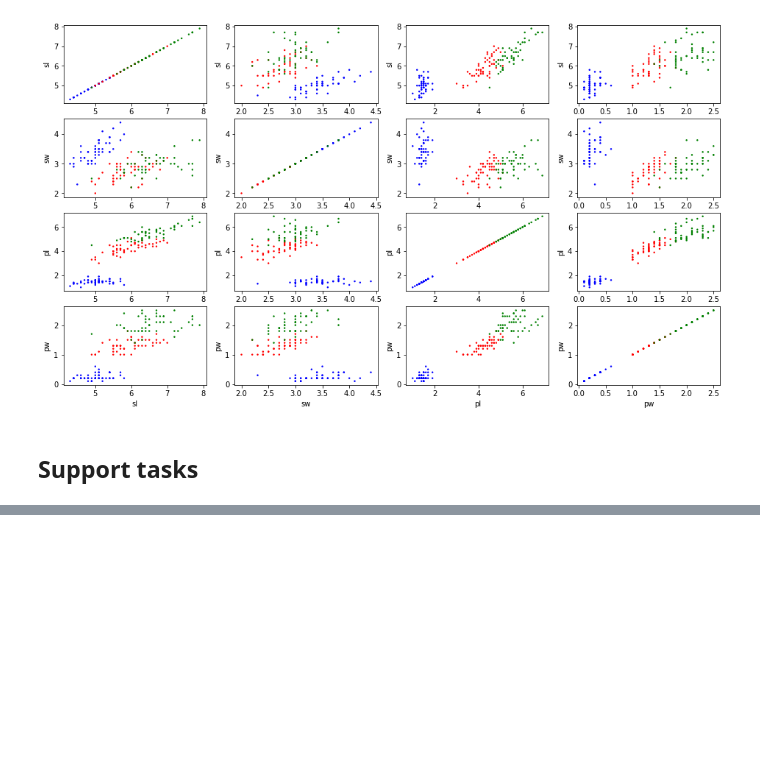
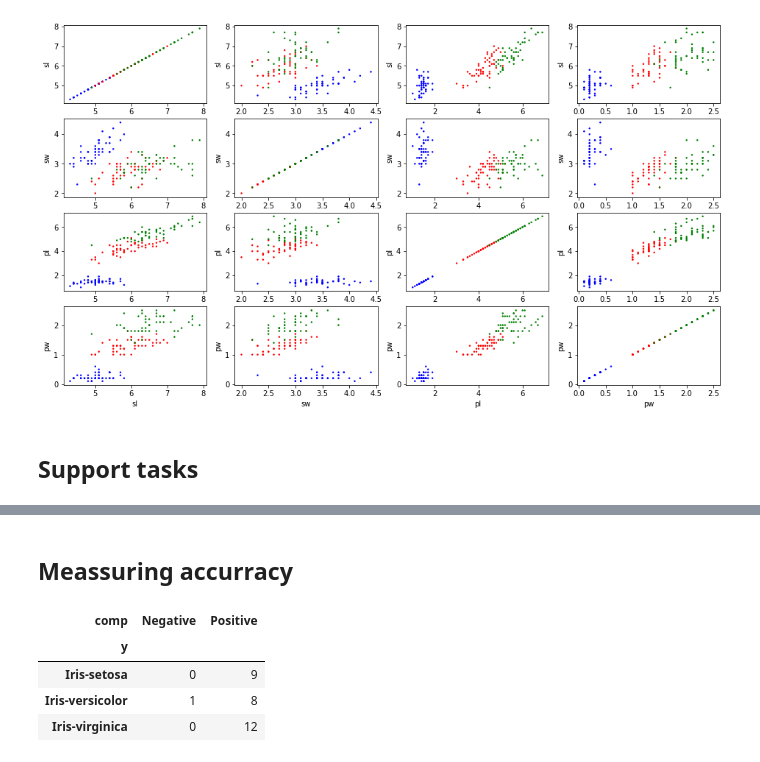
Before and after one commit to jailop/data_science, a Jupyter notebook: k-nearest-neighbor.ipynb, the cells around one changed output, grey strips where cells are left out. Drawn from its saved outputs; the diff is of its cells as text; code cells hidden in the pictures; blank space fills up the shorter version.

```diff
--- a/k-nearest-neighbor.ipynb
+++ b/k-nearest-neighbor.ipynb
@@ -119,0 +159,17 @@ results = [effectiveness(k) for k in range(5, 25)]
+# %%
+def knn_classify(test_index, test, train, dist_matrix, k=1):
+    """
+    Based in the nearest neighbors,
+    this functions assigns a label to
+    the given observation from the test dataset.
+    """
+    items = knn_nearest(test_index, test, train, dist_matrix, k)
+    dist = [dist_matrix[test_index, x] for x in items]
+    labels = [train.loc[x][label] for x in items]
+    ret = {}
+    for i in range(len(items)):
+        if labels[i] in ret.keys():
+            ret[labels[i]] += 1
+        else:
+            ret[labels[i]] = 1
+    return max(ret, key=ret.get)
@@ -119,0 +181,10 @@ results = [effectiveness(k) for k in range(5, 25)]
+# %%
+def knn(test, train, k=1):
+    """
+    Returns predictions for the
+    test dataset.
+    """
+    y_hat = []
+    for idx in test.index:
+        y_hat.append(knn_classify(idx, test, train, dm, k))
+    return y_hat
@@ -119,0 +212,2 @@ results = [effectiveness(k) for k in range(5, 25)]
+# %% [markdown]
+## Meassuring accurracy
@@ -119,0 +224,8 @@ results = [effectiveness(k) for k in range(5, 25)]
+# %%
+confussion_matrix(test[label], y_hat)
+# %% [output]
+| comp | Negative | Positive |
+| y |  |  |
+| Iris-setosa | 0 | 9 |
+| Iris-versicolor | 1 | 8 |
+| Iris-virginica | 0 | 12 |
```
Also changed, not shown: parts of 38 cells of this notebook.
